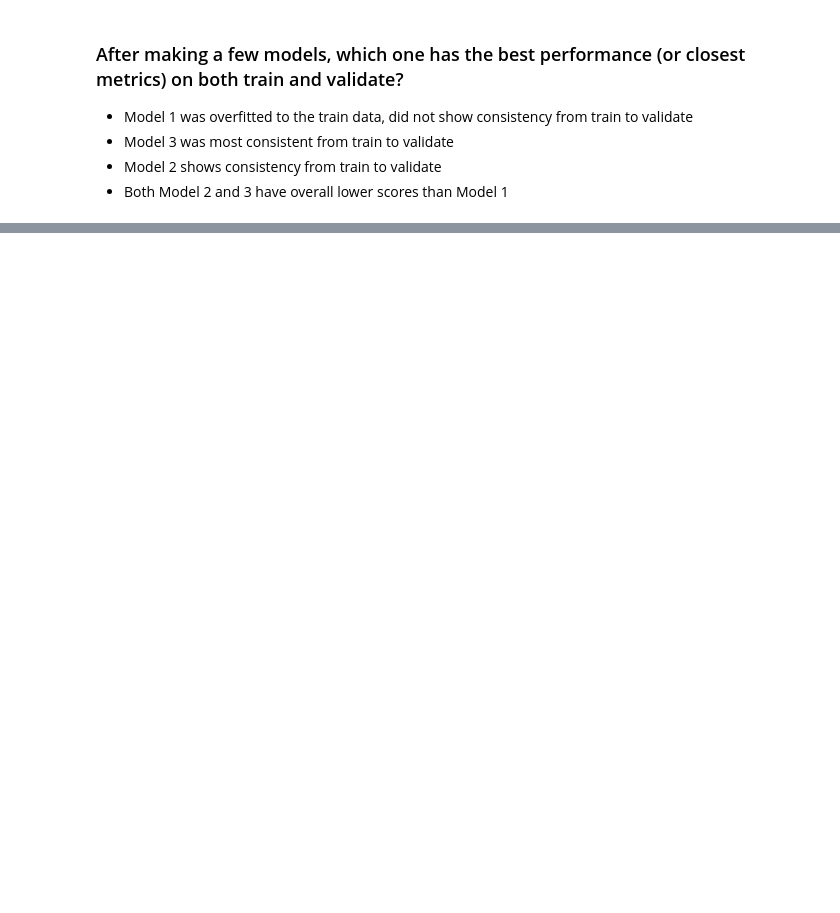
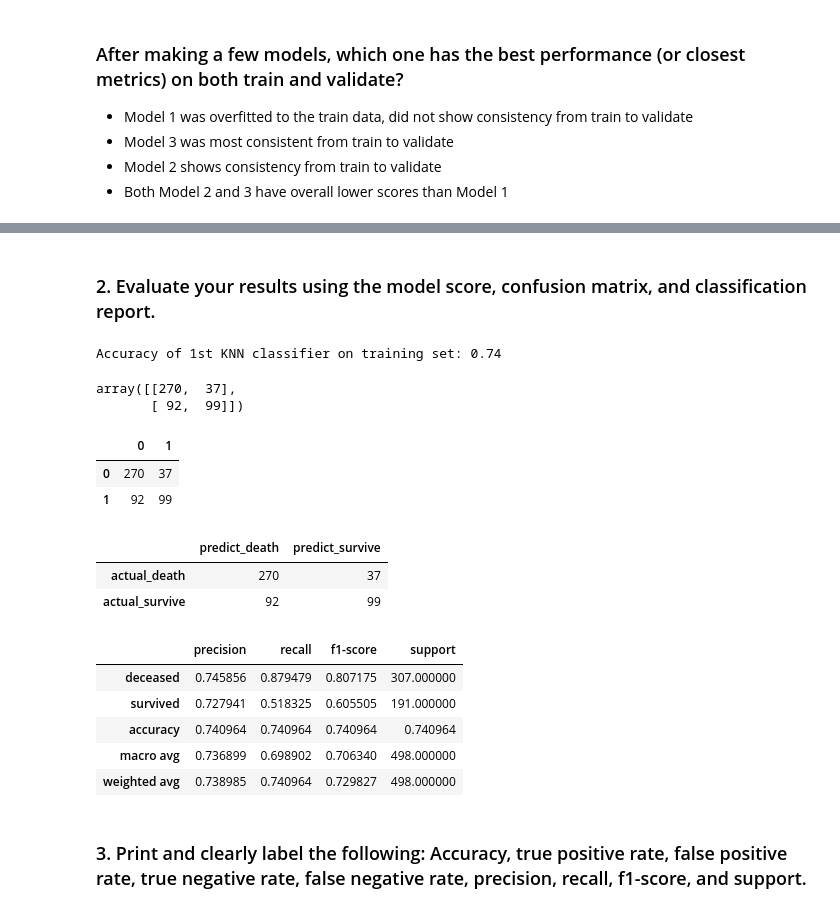
Before and after one commit to aliciag92/classification-exercises, a Jupyter notebook: model.ipynb, the cells around one changed output, grey strips where cells are left out. Saved outputs shown, nothing was run; the diff lists cells and outputs as text; code cells hidden in the pictures; blank space fills up the shorter version.

```diff
--- a/model.ipynb
+++ b/model.ipynb
@@ -1070,0 +1257,4 @@ Accuracy on validate set: 0.79
+# %%
+#create 1st blank knn classifier
+knn1 = KNeighborsClassifier()
+knn1
@@ -1070,0 +1263,3 @@ Accuracy on validate set: 0.79
+# %%
+#fit/train the model
+knn1.fit(X_train, y_train)
@@ -1070,0 +1268,6 @@ Accuracy on validate set: 0.79
+# %%
+#fit/train the model(knn classifier) to training data/sample
+# format: model.fit(X, y)
+
+knn1 = knn1.fit(X_train, y_train)
+knn1.classes_
@@ -1070,0 +1276,4 @@ Accuracy on validate set: 0.79
+# %%
+#transform/make predictions using trained model (the training sample)
+y_pred = knn1.predict(X_train)
+y_pred[0:5]
@@ -1070,0 +1293,47 @@ Accuracy on validate set: 0.79
+# %% [markdown]
+### 2. Evaluate your results using the model score, confusion matrix, and classification report.
+# %%
+# Evaluate the knn model 1
+print('Accuracy of 1st KNN classifier on training set: {:.2f}'
+      .format(knn1.score(X_train, y_train)))
+# %% [output]
+Accuracy of 1st KNN classifier on training set: 0.74
+# %%
+# confusion matrix
+conf = confusion_matrix(y_train, y_pred)
+conf
+# %% [output]
+array([[270,  37],
+       [ 92,  99]])
+# %%
+labels = sorted(y_train.unique())
+
+pd.DataFrame(confusion_matrix(y_train, y_pred), index=labels, columns=labels)
+# %% [output]
+|  | 0 | 1 |
+| 0 | 270 | 37 |
+| 1 | 92 | 99 |
+# %%
+#confusion matrix into a dataframe
+conf_df = pd.DataFrame(conf,
+                       columns=['predict_death', 'predict_survive'],
+                       index=['actual_death', 'actual_survive'])
+conf_df
+# %% [output]
+|  | predict_death | predict_survive |
+| actual_death | 270 | 37 |
+| actual_survive | 92 | 99 |
+# %%
+#classification report w/ renamed classes
+class_report = classification_report(y_train, y_pred, output_dict=True)
+
+pd.DataFrame(class_report).rename(columns={'0': 'deceased', '1': 'survived'}).T
+# %% [output]
+|  | precision | recall | f1-score | support |
+| deceased | 0.745856 | 0.879479 | 0.807175 | 307.000000 |
+| survived | 0.727941 | 0.518325 | 0.605505 | 191.000000 |
+| accuracy | 0.740964 | 0.740964 | 0.740964 | 0.740964 |
+| macro avg | 0.736899 | 0.698902 | 0.706340 | 498.000000 |
+| weighted avg | 0.738985 | 0.740964 | 0.729827 | 498.000000 |
+# %% [markdown]
+### 3. Print and clearly label the following: Accuracy, true positive rate, false positive rate, true negative rate, false negative rate, precision, recall, f1-score, and support.
```
Also changed, not shown: parts of 37 cells of this notebook.
